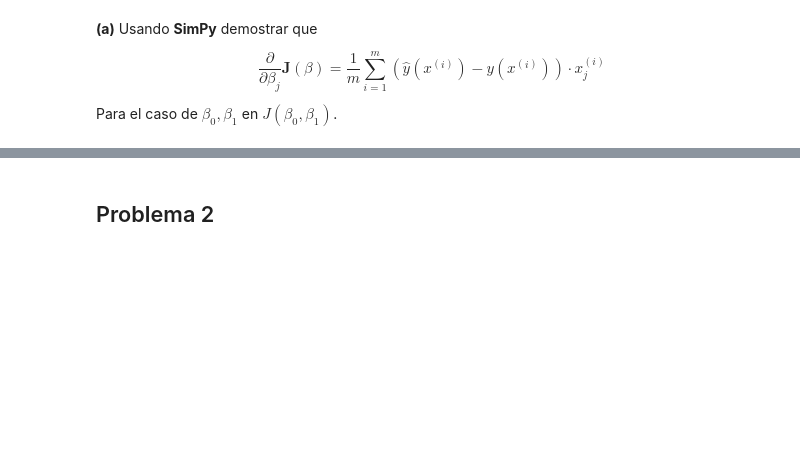
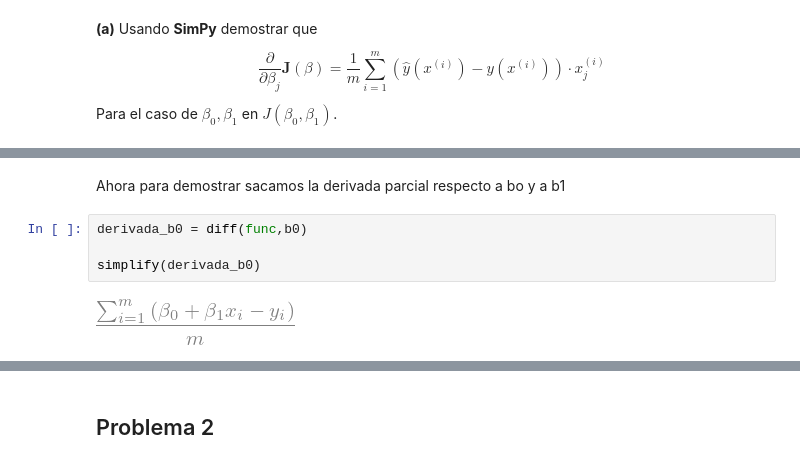
Before and after one commit to Skalas/Matematicas-Computacionales-fall2021, a Jupyter notebook: alumnos/ZihiFredo/Tareas/Tarea_1.ipynb, the cells around one changed output, grey strips where cells are left out. Cells and saved outputs as stored; diff of their text form; blank space fills up the shorter version.

```diff
--- a/alumnos/ZihiFredo/Tareas/Tarea_1.ipynb
+++ b/alumnos/ZihiFredo/Tareas/Tarea_1.ipynb
@@ -15,0 +103,8 @@ Para el caso de $\beta_0, \beta_1$ en $J(\beta_0,\beta_1)$.
+# %% [markdown]
+Ahora para demostrar sacamos la derivada parcial respecto a bo y a b1
+# %%
+derivada_b0 = diff(func,b0)
+
+simplify(derivada_b0)
+# %% [output]
+[figure, added]
```
Also changed, not shown: parts of 29 cells of this notebook, 4 other files.
